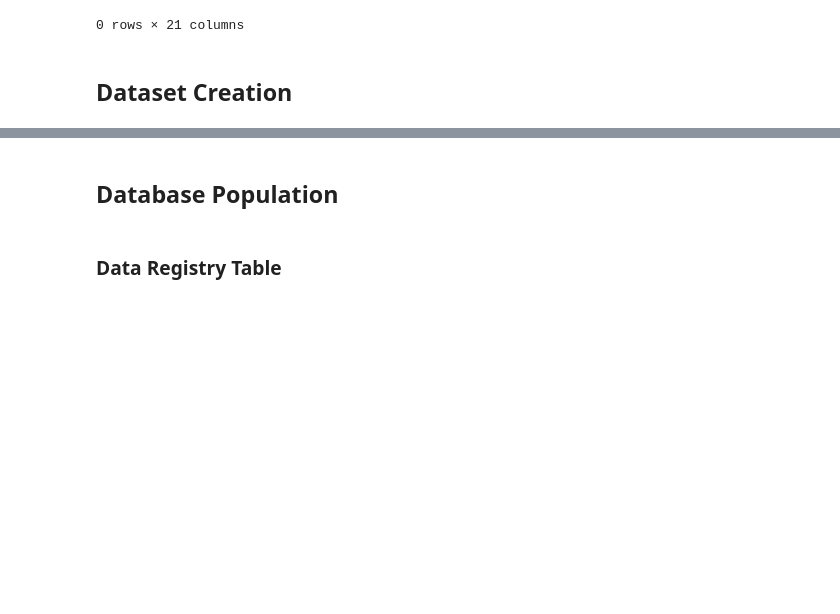
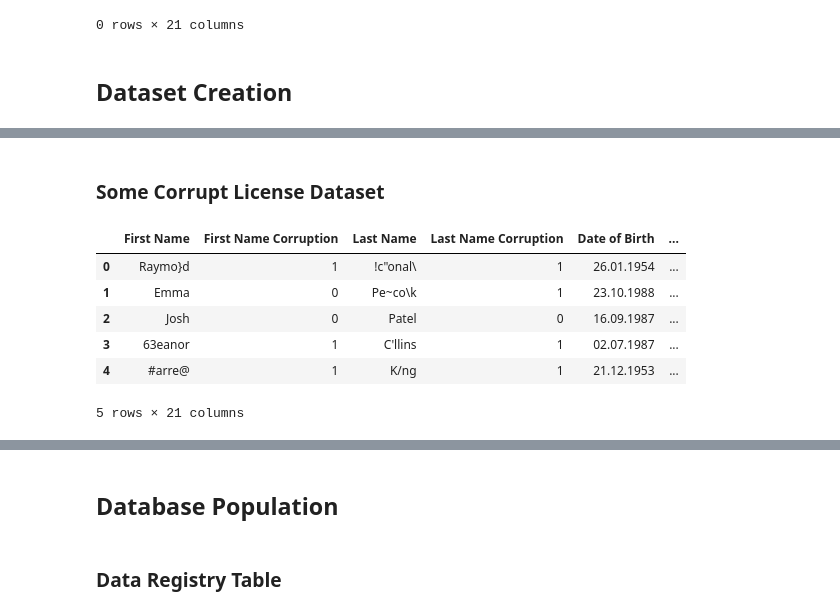
Before and after one commit to AatishDA1/PracticeSDProject, a Jupyter notebook: SyntheticData/DataExport/license_df_mySQL_v2.ipynb, the cells around one changed output, grey strips where cells are left out. Cells and saved outputs as stored; diff of their text form; code cells hidden in the pictures; blank space fills up the shorter version.

```diff
--- a/SyntheticData/DataExport/license_df_mySQL_v2.ipynb
+++ b/SyntheticData/DataExport/license_df_mySQL_v2.ipynb
@@ -167 +167,17 @@ all_corrupt_dataset.head()
 5 rows × 21 columns
+# %% [markdown]
+### Some Corrupt License Dataset
+# %%
+# Creating a dataset with some corrupt entries.
+some_corrupt_dataset = Corrupt.introduce_corruptions(License.generate_dataset(100), 0.2)
+some_corrupt_dataset = Validate.validate(some_corrupt_dataset)
+some_corrupt_dataset["Dataset"] = "some_corrupt_dataset"
+some_corrupt_dataset.head()
+# %% [output]
+|  | First Name | First Name Corruption | Last Name | Last Name Corruption | Date of Birth | ... |
+| 0 | Raymo}d | 1 | !c"onal\ | 1 | 26.01.1954 | ... |
+| 1 | Emma | 0 | Pe~co\k | 1 | 23.10.1988 | ... |
+| 2 | Josh | 0 | Patel | 0 | 16.09.1987 | ... |
+| 3 | 63eanor | 1 | C'llins | 1 | 02.07.1987 | ... |
+| 4 | #arre@ | 1 | K/ng | 1 | 21.12.1953 | ... |
+5 rows × 21 columns
```
Also changed, not shown: parts of 14 cells of this notebook.
